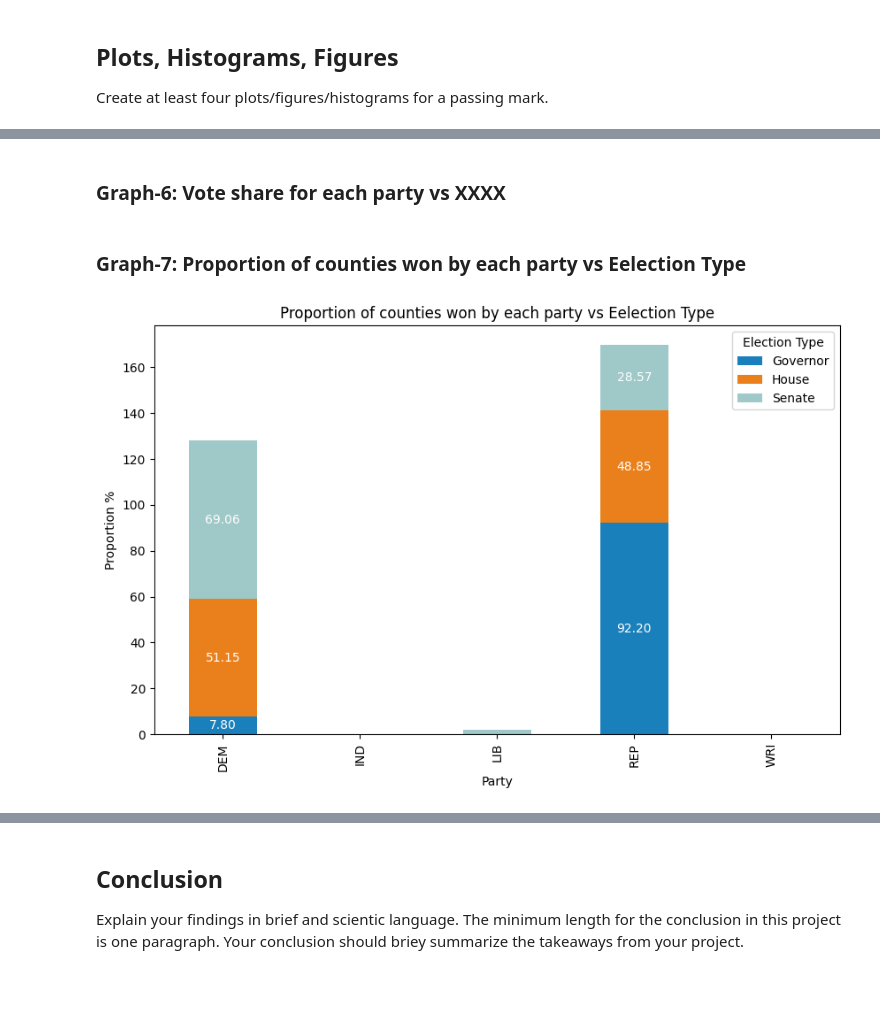
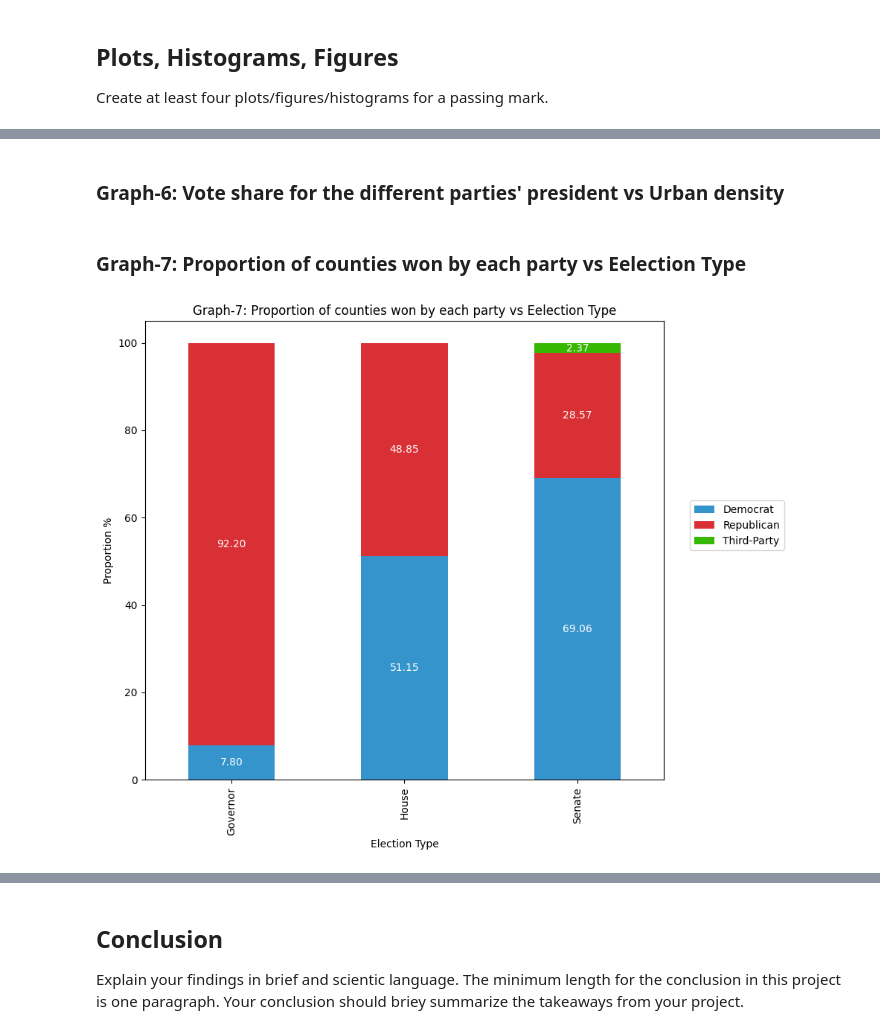
Before and after one commit to ECO225-W2025/eco225-project-code-marcus214, a Jupyter notebook: Project-One.ipynb, the cells around one changed output, grey strips where cells are left out. Saved outputs shown, nothing was run; the diff lists cells and outputs as text; code cells hidden in the pictures; blank space fills up the shorter version.

```diff
--- a/Project-One.ipynb
+++ b/Project-One.ipynb
@@ -307,5 +364,5 @@ Text(0.5, 1.0, 'Democrat')
 # %%
-# Graph-5: No. of votes for each party vs State
+# Graph-5: Number of votes for each party president vs State
 from matplotlib.ticker import FuncFormatter
 
 # select columns to be ploted
@@ -324,12 +381,10 @@ pivot_df = pivot_df.fillna(0)
 fig, ax = plt.subplots(figsize=(12, 25))
 
 # Define custom colors for each type
-#colors = ['#1a80bb', '#ea801c', '#9fc8c8']
-#colors = ['#1f77b4', '#ff7f0e', '#2ca02c']  # Blue, Orange, Green
 colors = {
-    'Democrat': '#1a80bb',  # Blue
-    'Republican': '#ff9d3a',  # Orange
-    'Third-Party': '#98c127'  # Green
+    'Democrat': '#3594cc',  # Blue
+    'Republican': '#d83034',  # Red
+    'Third-Party': '#36b700'  # Green
 }
 
 # Number of states
@@ -346,9 +401,9 @@ for i, party in enumerate(['Democrat', 'Republican', 'Third-Party']):
     ax.barh(index + i * bar_height, pivot_df[party], bar_height, label=party, color=colors[party])
 
 # Adding labels and title
-ax.set_xlabel('Total Votes')
+ax.set_xlabel('No. of votes')
 ax.set_ylabel('State')
-ax.set_title('Graph-5: No. of votes by party vs State')
+ax.set_title('Graph-5: No. of votes for each party president vs State')
 ax.set_yticks(index + bar_height)
 ax.set_yticklabels(pivot_df['state'])
 ax.legend()
@@ -376,5 +431,5 @@ plt.show()
 # %% [markdown]
-### Graph-6: Vote share for each party vs XXXX
+### Graph-6: Vote share for the different parties' president vs Urban density
 # %% [markdown]
 ### Graph-7: Proportion of counties won by each party vs Eelection Type
 # %%
@@ -400,38 +455,44 @@ governor_df['Election Type'] = 'Governor'
 combined_df = pd.concat([house_df, senate_df, governor_df])
 
 # Pivot the DataFrame
-pivot_df = combined_df.pivot(index='party', columns='Election Type', values='Proportion')
+#pivot_df = combined_df.pivot(index='party', columns='Election Type', values='Proportion')
+pivot_df = combined_df.pivot(index='Election Type', columns='party', values='Proportion')
 
 # Define custom colors for each type
-colors = ['#1a80bb', '#ea801c', '#9fc8c8']
-#colors = ['#1f77b4', '#ff7f0e', '#2ca02c']  # Blue, Orange, Green
+colors = ['#3594cc', '#d83034', '#36b700']
+#colors = {
+#    'Democrat': '#3594cc',  # Blue
+#    'Republican': '#d83034',  # Red
+#    'Third-Party': '#36b700'  # Green
+#}
 
 # Plotting with custom colors
-ax = pivot_df.plot(kind='bar', stacked=True, figsize=(10, 6), color=colors)
+ax = pivot_df.plot(kind='bar', stacked=True, figsize=(9, 8), color=colors)
 
 # Adding values on the bars
 for i, party in enumerate(pivot_df.index):
     bottom = 0  # Track the bottom of each stack
     for j, type_col in enumerate(pivot_df.columns):
         value = pivot_df.loc[party, type_col]
         if value > 0:  # Only display values greater than 0
             ax.text(
                 x=i,  # x-position of the bar
                 y=bottom + value / 2,  # y-position (middle of the stack segment)
                 s=f'{value:.2f}',  # Display value with 2 decimal places
                 ha='center',  # Horizontal alignment
                 va='center',  # Vertical alignment
                 color='white',  # Text color
                 fontsize=10  # Font size
             )
         bottom += value  # Update the bottom for the next stack segment
 
 # Adding labels and title
-plt.xlabel('Party')
+plt.xlabel('Election Type')
 plt.ylabel('Proportion %')
-plt.title('Proportion of counties won by each party vs Eelection Type')
+plt.title('Graph-7: Proportion of counties won by each party vs Eelection Type')
+plt.legend(loc=(1.05, 0.5))
 
 # Show the plot
 plt.show()
 # %% [output]
-[figure, old version]
+[figure, new version]
```
Also changed, not shown: parts of 16 cells of this notebook.
